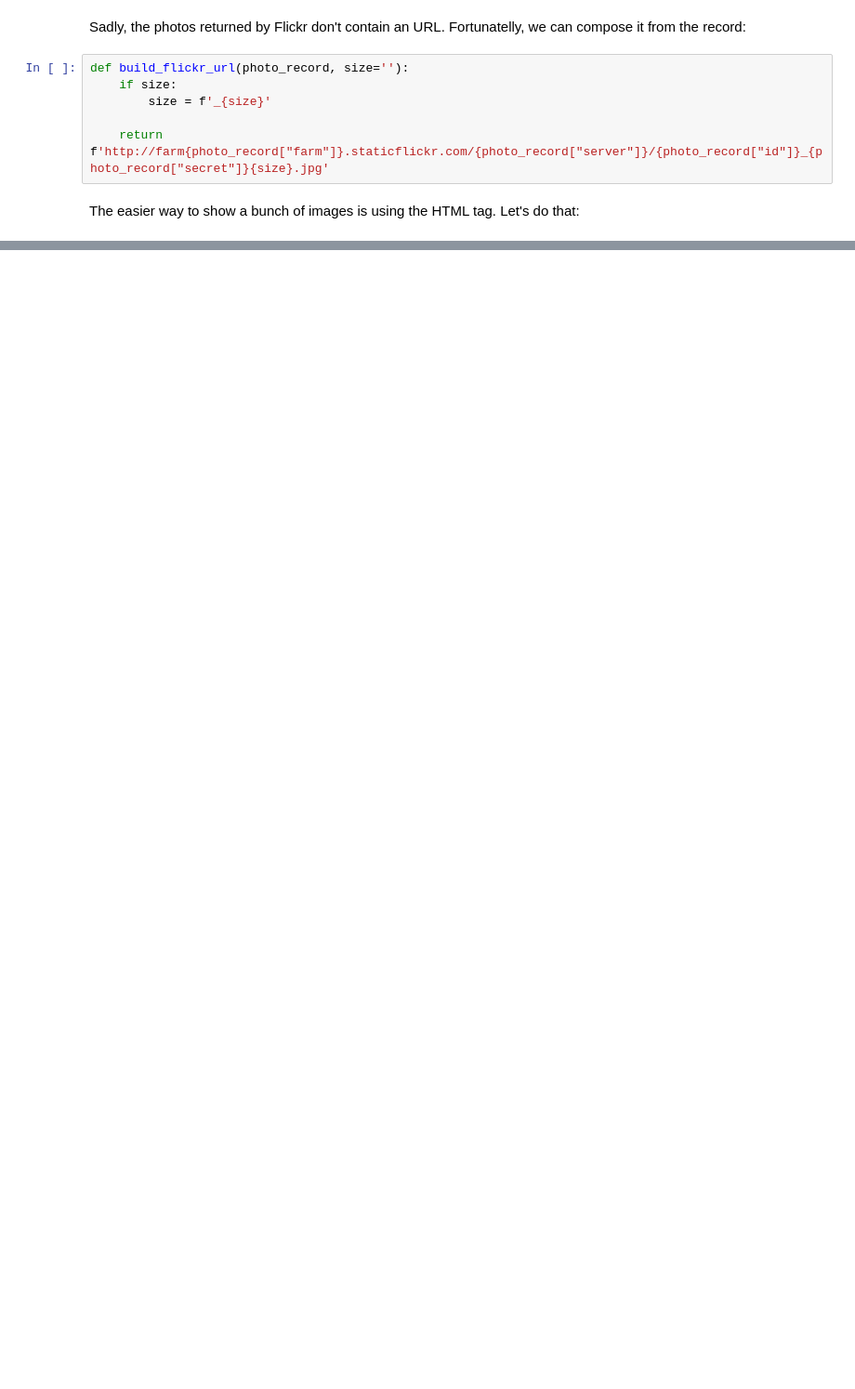
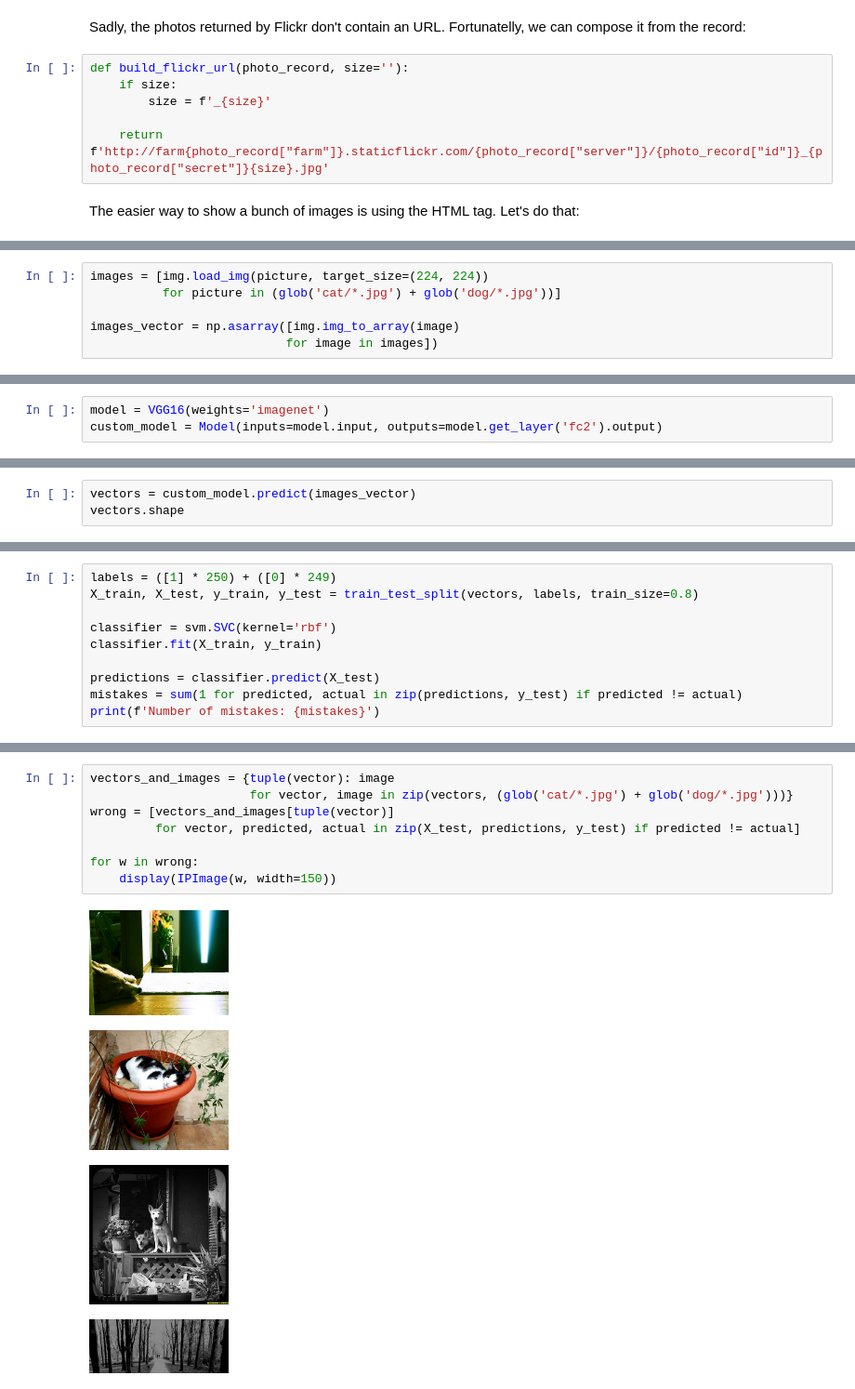
Before and after one commit to jesus-a-martinez-v/pretrained-image-recognition, a Jupyter notebook: Using Pretrained Networks for Image Recognition.ipynb, the cells around one changed output, grey strips where cells are left out. Shown at 93% size. Cells and saved outputs as stored; diff of their text form; blank space fills up the shorter version.

```diff
--- a/Using Pretrained Networks for Image Recognition.ipynb
+++ b/Using Pretrained Networks for Image Recognition.ipynb
@@ -226,0 +266,6 @@ HTML('\n'.join(tags))
+# %%
+images = [img.load_img(picture, target_size=(224, 224))
+          for picture in (glob('cat/*.jpg') + glob('dog/*.jpg'))]
+
+images_vector = np.asarray([img.img_to_array(image)
+                           for image in images])
@@ -226,0 +276,3 @@ HTML('\n'.join(tags))
+# %%
+model = VGG16(weights='imagenet')
+custom_model = Model(inputs=model.input, outputs=model.get_layer('fc2').output)
@@ -226,0 +281,3 @@ HTML('\n'.join(tags))
+# %%
+vectors = custom_model.predict(images_vector)
+vectors.shape
@@ -226,0 +288,10 @@ HTML('\n'.join(tags))
+# %%
+labels = ([1] * 250) + ([0] * 249)
+X_train, X_test, y_train, y_test = train_test_split(vectors, labels, train_size=0.8)
+
+classifier = svm.SVC(kernel='rbf')
+classifier.fit(X_train, y_train)
+
+predictions = classifier.predict(X_test)
+mistakes = sum(1 for predicted, actual in zip(predictions, y_test) if predicted != actual)
+print(f'Number of mistakes: {mistakes}')
@@ -226,0 +302,13 @@ HTML('\n'.join(tags))
+# %%
+vectors_and_images = {tuple(vector): image
+                      for vector, image in zip(vectors, (glob('cat/*.jpg') + glob('dog/*.jpg')))}
+wrong = [vectors_and_images[tuple(vector)]
+         for vector, predicted, actual in zip(X_test, predictions, y_test) if predicted != actual]
+
+for w in wrong:
+    display(IPImage(w, width=150))
+# %% [output]
+[figure, added]
+[figure, added]
+[figure, added]
+[figure, added]
```
Also changed, not shown: parts of 16 cells of this notebook.
